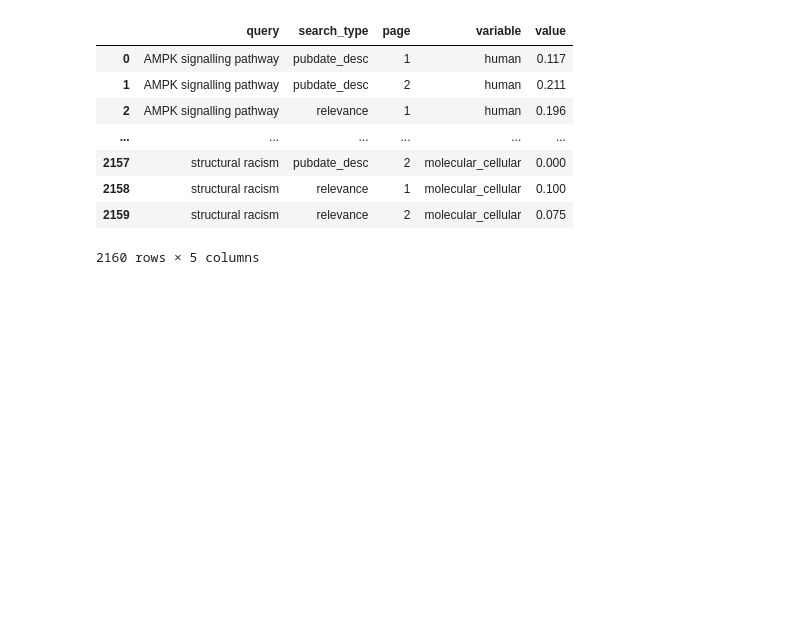
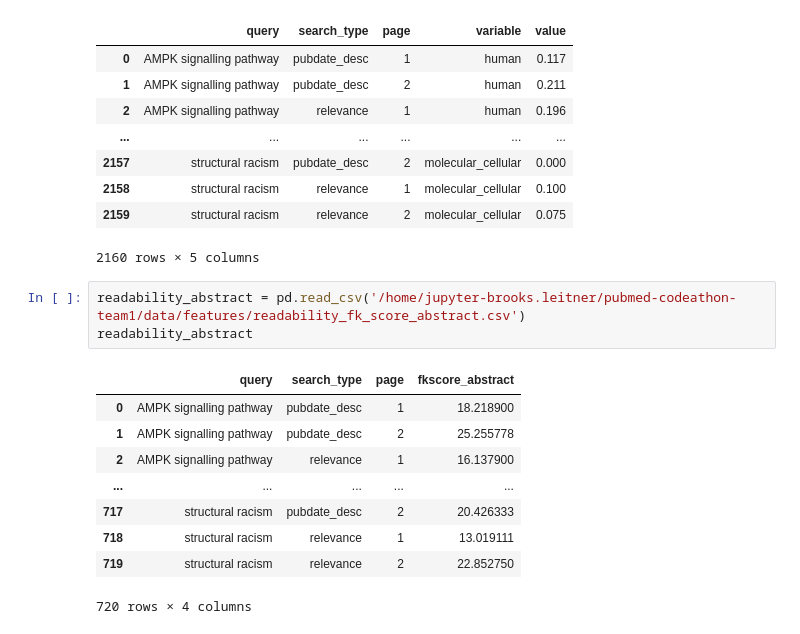
Before and after one commit to NCBI-Codeathons/pubmed-codeathon-team1, a Jupyter notebook: notebooks/data_visualizations_bl.ipynb, the cells around one changed output. Saved outputs shown, nothing was run; the diff lists cells and outputs as text; blank space fills up the shorter version.

```diff
--- a/notebooks/data_visualizations_bl.ipynb
+++ b/notebooks/data_visualizations_bl.ipynb
@@ -98,3 +175,16 @@ human_mol_cell_melt
 | 2158 | structural racism | relevance | 1 | molecular_cellular | 0.100 |
 | 2159 | structural racism | relevance | 2 | molecular_cellular | 0.075 |
 2160 rows × 5 columns
+# %%
+readability_abstract = pd.read_csv('/home/jupyter-brooks.leitner/pubmed-codeathon-team1/data/features/readability_fk_score_abstract.csv')
+readability_abstract
+# %% [output]
+|  | query | search_type | page | fkscore_abstract |
+| 0 | AMPK signalling pathway | pubdate_desc | 1 | 18.218900 |
+| 1 | AMPK signalling pathway | pubdate_desc | 2 | 25.255778 |
+| 2 | AMPK signalling pathway | relevance | 1 | 16.137900 |
+| ... | ... | ... | ... | ... |
+| 717 | structural racism | pubdate_desc | 2 | 20.426333 |
+| 718 | structural racism | relevance | 1 | 13.019111 |
+| 719 | structural racism | relevance | 2 | 22.852750 |
+720 rows × 4 columns
```
Also changed, not shown: parts of 23 cells of this notebook, 2 other files.
